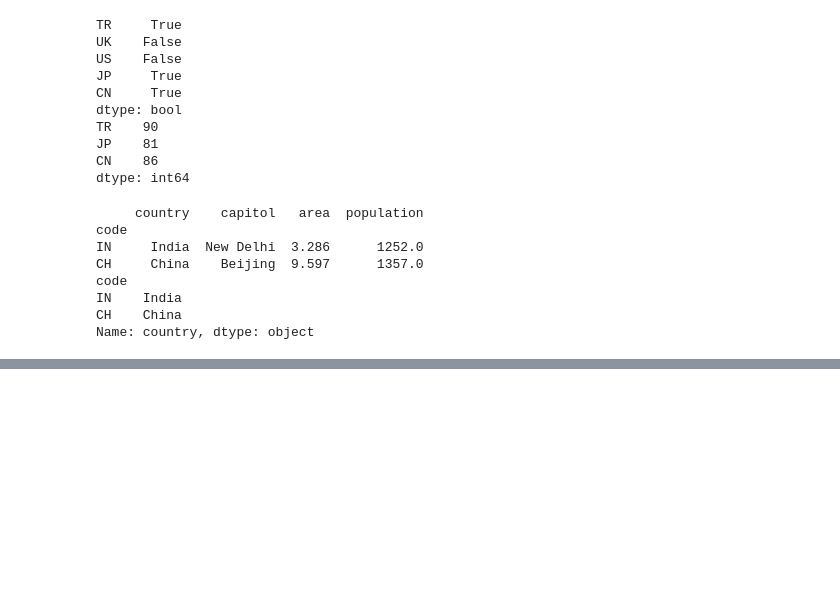
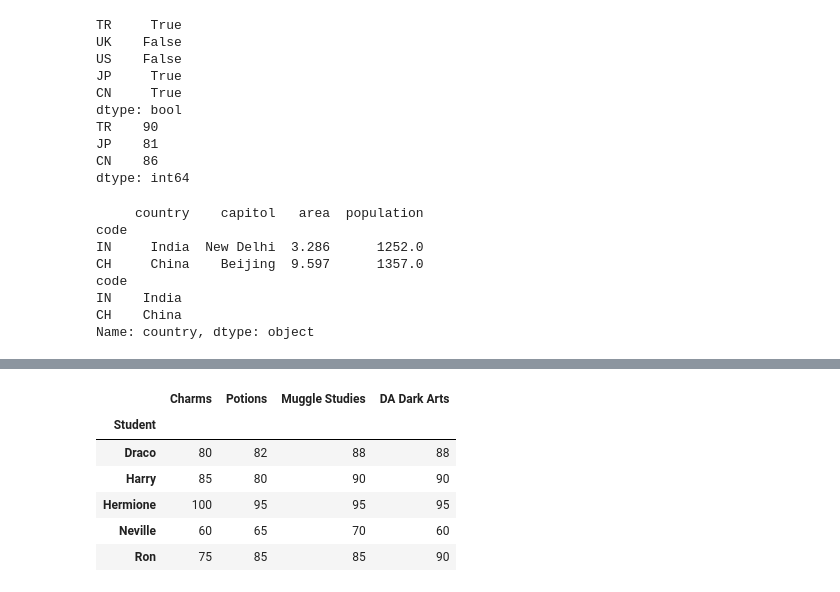
Before and after one commit to karadasmurat/python, a Jupyter notebook: data_science/pandas_demo.ipynb, the cells around one changed output, grey strips where cells are left out. Cells and saved outputs as stored; diff of their text form; code cells hidden in the pictures; blank space fills up the shorter version.

```diff
--- a/data_science/pandas_demo.ipynb
+++ b/data_science/pandas_demo.ipynb
@@ -965,0 +1389,32 @@ Name: country, dtype: object
+# %%
+scores = {
+    "Student": ["Harry", "Ron", "Hermione", "Draco", "Neville"],
+    "Charms": [85, 75, 100, 80, 60],
+    "Potions": [80, 85, 95, 82, 65],
+    "Muggle Studies": [90, 85, 95, 88, 70],
+    "DA Dark Arts": [90, 90, 95, 88, 60]
+}
+
+# Note that we are using pandas.DataFrame() constructor.
+df = pd.DataFrame(scores)  # default index, 0 to n-1
+
+# Set the 'Student' column as the index
+df = df.set_index('Student')    # inplace=False
+
+df.sort_values('DA Dark Arts', ascending=False)
+
+# We can sort on 2 columns, and give different sorting orders to them:
+df.sort_values(['DA Dark Arts', 'Charms'], ascending=[True, False])
+
+# We can also sort series, a single column
+df['Charms'].sort_values()
+
+df.sort_index()  # sort by the index, which is typically the row labels
+# %% [output]
+|  | Charms | Potions | Muggle Studies | DA Dark Arts |
+| Student |  |  |  |  |
+| Draco | 80 | 82 | 88 | 88 |
+| Harry | 85 | 80 | 90 | 90 |
+| Hermione | 100 | 95 | 95 | 95 |
+| Neville | 60 | 65 | 70 | 60 |
+| Ron | 75 | 85 | 85 | 90 |
```
Also changed, not shown: parts of 36 cells of this notebook, 10 other files.
